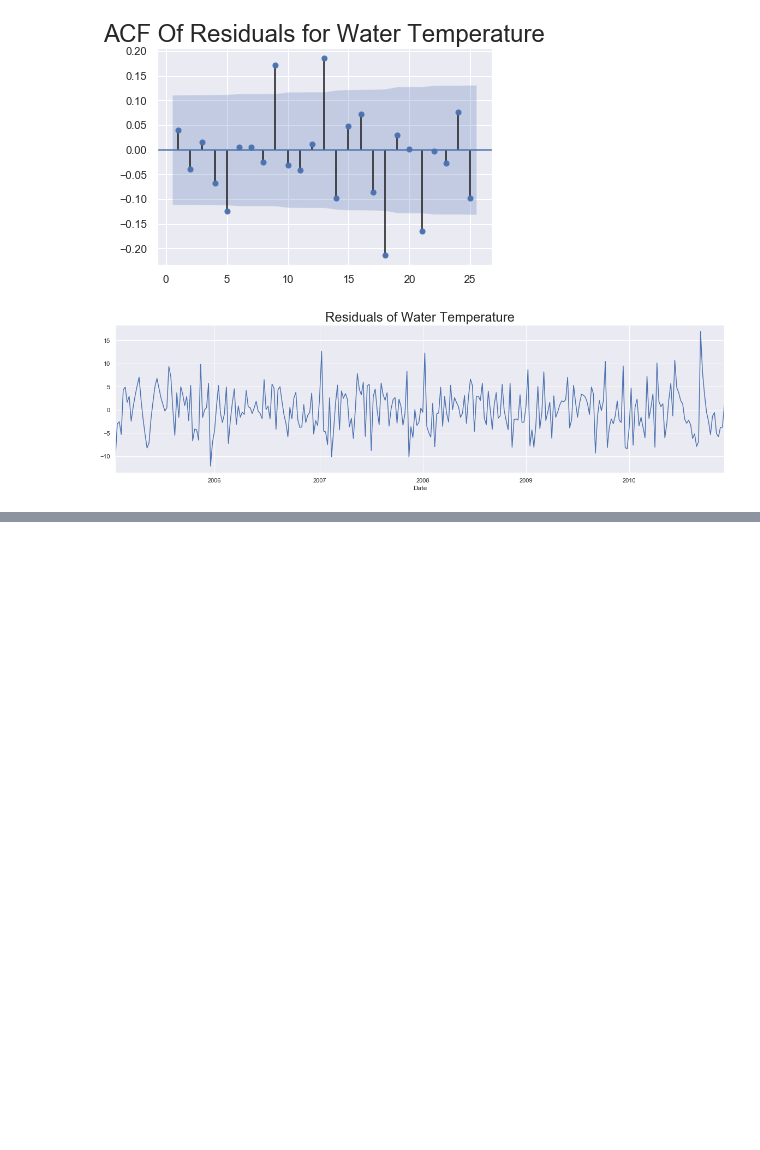
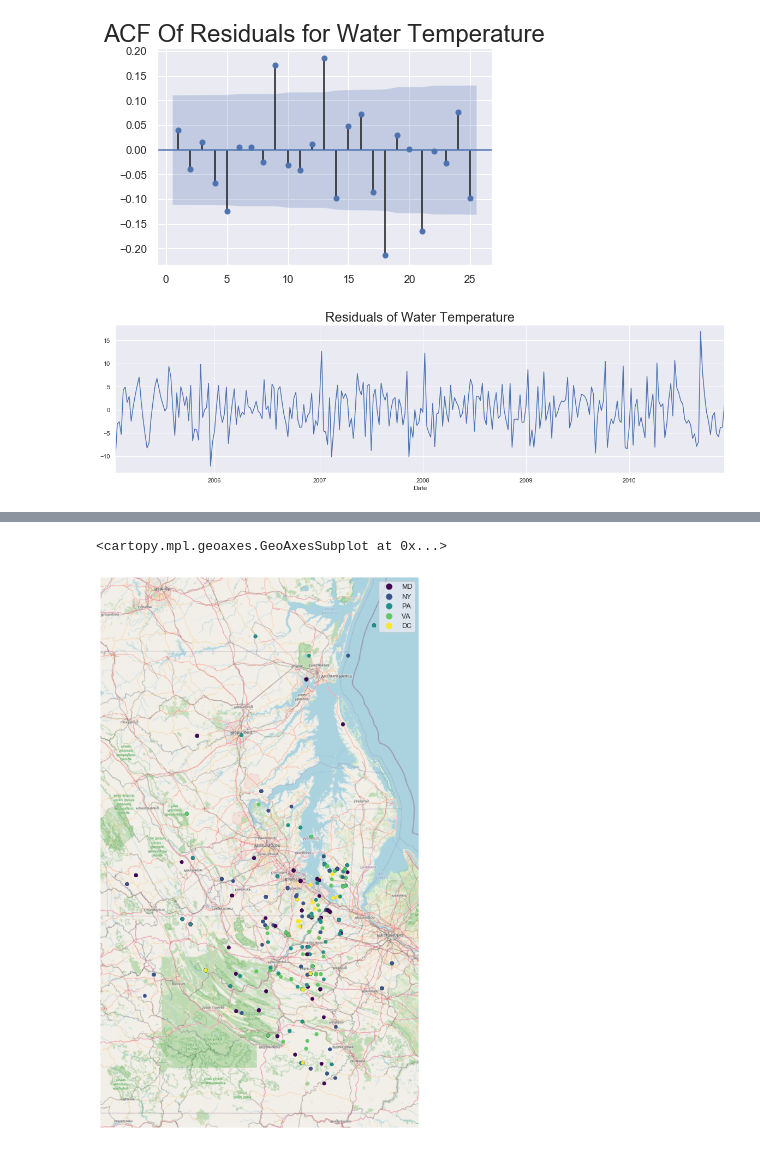
Before and after one commit to jenli810006995/2020-Chesapeake-Bay-Hackathon-Case-Study, a Jupyter notebook: Preliminary/Bay Project - WTEMP.ipynb, the cells around one changed output, grey strips where cells are left out. Saved outputs shown, nothing was run; the diff lists cells and outputs as text; code cells hidden in the pictures; blank space fills up the shorter version.

```diff
--- a/Preliminary/Bay Project - WTEMP.ipynb
+++ b/Preliminary/Bay Project - WTEMP.ipynb
@@ -613,0 +763,3 @@ plt.show()
+# %%
+gdf = geopandas.GeoDataFrame(
+    Water_temp, geometry=geopandas.points_from_xy(Water_temp.Longitude, Water_temp.Latitude))
@@ -613,0 +825,3 @@ plt.show()
+# %%
+import mapclassify as mc
+scheme = mc.EqualInterval(gdf['MeasureValue'], k=10)
@@ -613,0 +845,13 @@ plt.show()
+# %%
+import mapclassify as mc
+#scheme = mc.EqualInterval(gdf['STATE_'], k=5)
+geometry = gdf['geometry']
+crs = {'init' :'epsg:2283'}
+#gdf_2 = gpd.GeoDataFrame(keep_counties['state'], crs=crs, geometry=geometry)
+ax = gplt.webmap(gdf, figsize = (16, 16), projection=gcrs.WebMercator())
+#gplt.pointplot(gdf['STATE_'], hue= 'STATE_', ax=ax, scheme = gdf['STATE_'].nunique(), legend_labels = list(gdf['STATE_'].unique()), legend = 'True')
+
+gplt.pointplot(gdf, hue= 'MeasureValue', ax=ax, cmap='viridis', scheme=scheme, legend_labels = list(gdf['STATE_'].unique()), legend = 'True')
+# %% [output]
+<cartopy.mpl.geoaxes.GeoAxesSubplot at 0x...>
+[figure, added]
```
Also changed, not shown: parts of 27 cells of this notebook.
